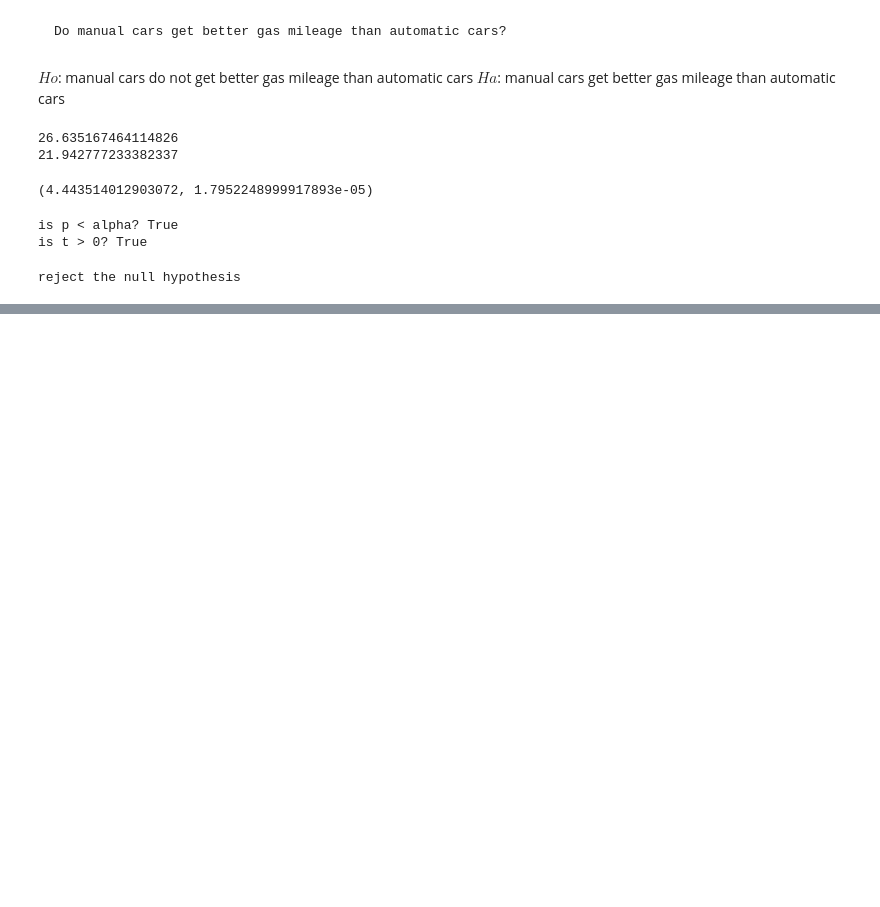
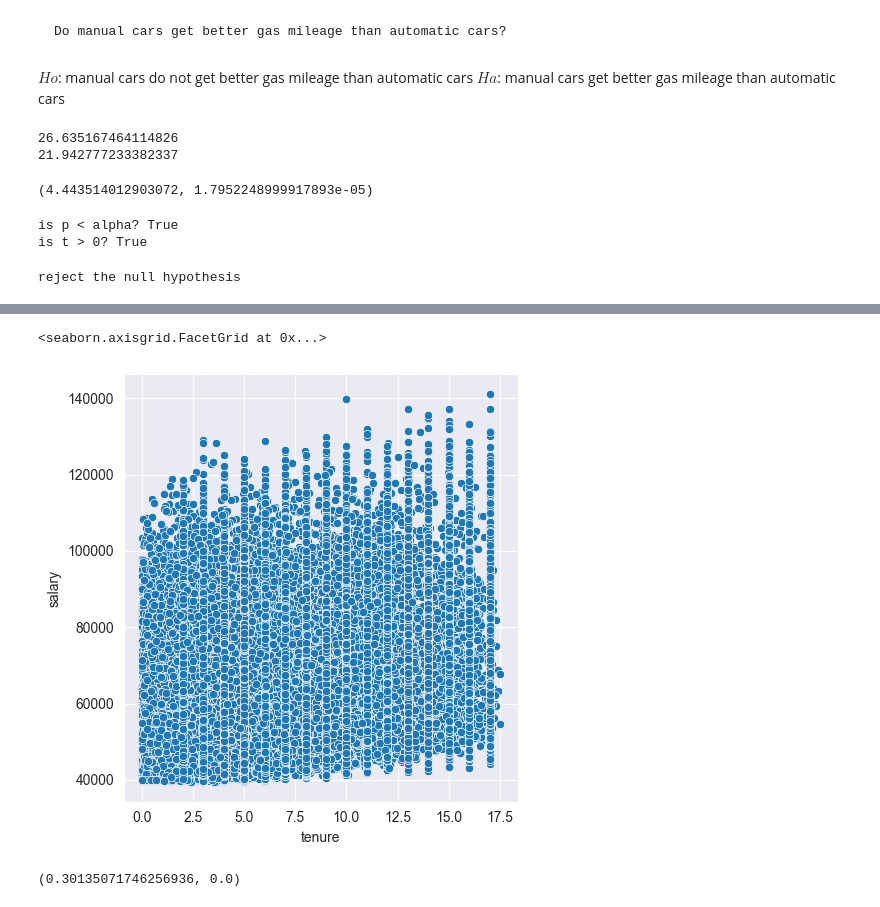
Before and after one commit to Nathanieldewald/statistics-exercises, a Jupyter notebook: hypothesis_testing.ipynb, the cells around one changed output, grey strips where cells are left out. Cells and saved outputs as stored; diff of their text form; code cells hidden in the pictures; blank space fills up the shorter version.

```diff
--- a/hypothesis_testing.ipynb
+++ b/hypothesis_testing.ipynb
@@ -183,0 +276,6 @@ reject the null hypothesis
+# %%
+from datetime import datetime as dt
+# is there a relationship between how long an employee has been with the company and their salary?
+# $h_{o}$: there is no correlation between tenure and salary
+# $h_{a}$: there is a correlation between tenure and salary
+pf = pd.read_sql("select distinct emp_no, min(from_date) from_date,max(to_date) to_date, avg(salary) salary from salaries where to_date < '9999-01-01' group by emp_no;", get_db_url('employees'))
@@ -183,0 +298,10 @@ reject the null hypothesis
+# %%
+pf['from_date'] = pd.to_datetime(pf['from_date'])
+pf['to_date'] = pd.to_datetime(pf['to_date'])
+# %%
+pf['tenure'] = (pf['to_date'] - pf['from_date'])
+pf['tenure'] = pf['tenure'].dt.days
+pf['tenure'] = pd.to_numeric(pf['tenure'], errors='coerce')
+pf['tenure'] = pf['tenure']/365
+pf = pf.dropna()
+pf
@@ -183,0 +322,12 @@ reject the null hypothesis
+# %%
+sns.relplot(x='tenure', y='salary', data=pf)
+# %% [output]
+<seaborn.axisgrid.FacetGrid at 0x...>
+[figure, added]
+# %%
+x = pf.tenure
+y = pf.salary
+r, p = stats.pearsonr(x, y)
+r, p
+# %% [output]
+(0.30135071746256936, 0.0)
```
Also changed, not shown: parts of 20 cells of this notebook.
